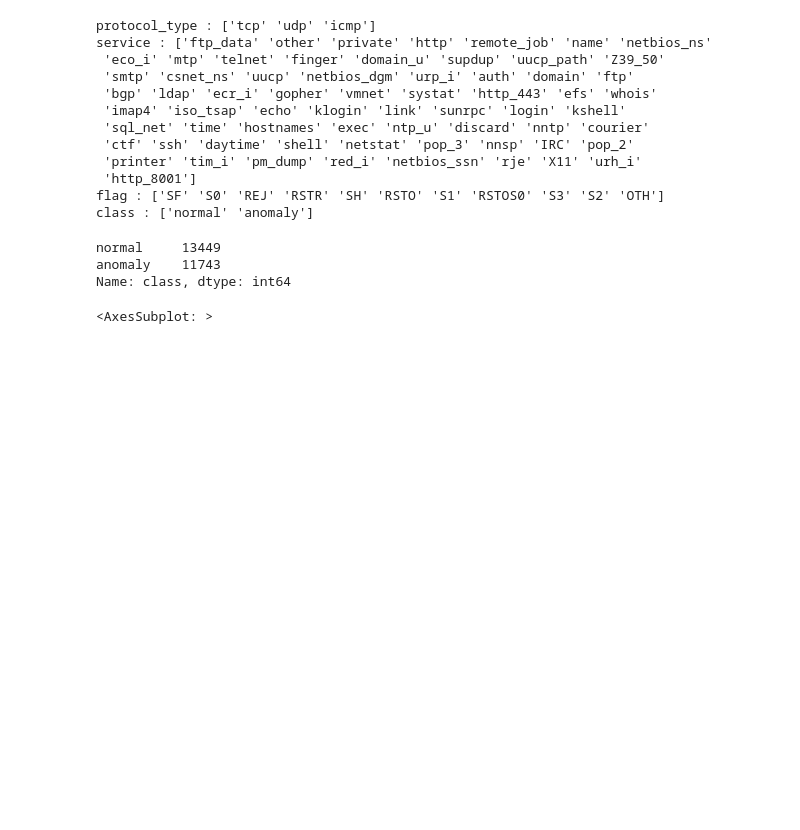
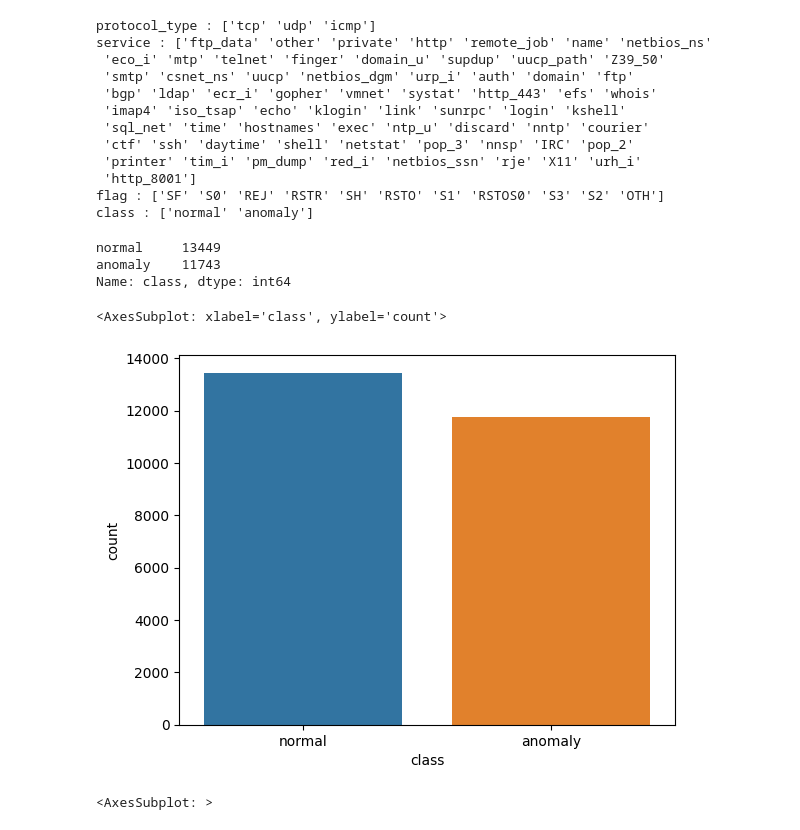
Before and after one commit to charafmrah/network-intrusion-detection, a Jupyter notebook: Network Intrusion Detection.ipynb, the cells around one changed output. Drawn from its saved outputs; the diff is of its cells as text; code cells hidden in the pictures; blank space fills up the shorter version.

```diff
--- a/Network Intrusion Detection.ipynb
+++ b/Network Intrusion Detection.ipynb
@@ -80,11 +81,14 @@ class : ['normal' 'anomaly']
 training_data.drop(['num_outbound_cmds'], axis=1, inplace=True)
 # %%
 # class distribution
-training_data['class'].value_counts()
+print(training_data['class'].value_counts())
+sns.countplot(x=training_data['class'])
 # %% [output]
 normal     13449
 anomaly    11743
 Name: class, dtype: int64
+<AxesSubplot: xlabel='class', ylabel='count'>
+[figure, added]
 # %%
 # heatmap
 plt.figure(figsize=(40, 40))
```
Also changed, not shown: parts of 4 cells of this notebook.
